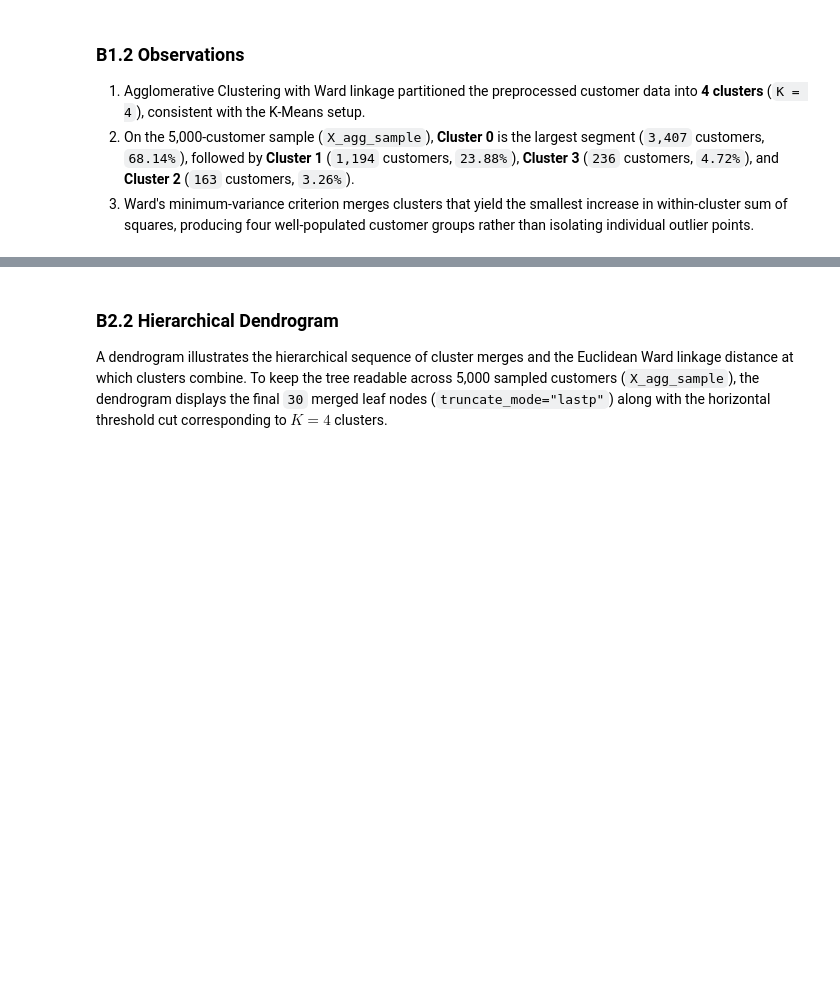
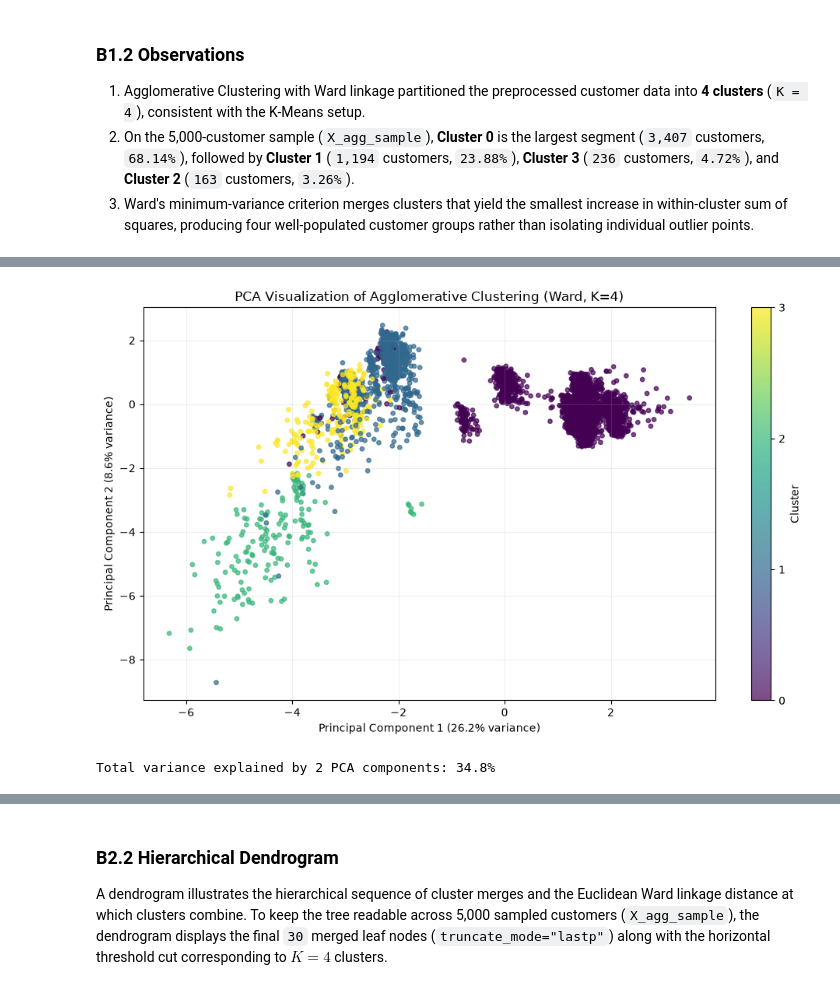
Before and after one commit to MohithKumar128/ML-301, a Jupyter notebook: notebooks/clustering.ipynb, the cells around one changed output, grey strips where cells are left out. Saved outputs shown, nothing was run; the diff lists cells and outputs as text; code cells hidden in the pictures; blank space fills up the shorter version.

Commit message:
Add Agglomerative PCA visualization and observations

```diff
--- a/notebooks/clustering.ipynb
+++ b/notebooks/clustering.ipynb
@@ -762,0 +767,41 @@ Agglomerative Cluster Size Distribution:
+# %%
+# B1.3 PCA Visualization of Agglomerative Clusters
+
+from sklearn.decomposition import PCA
+import matplotlib.pyplot as plt
+import numpy as np
+
+# Reduce the same sampled feature matrix to 2 dimensions
+pca = PCA(n_components=2, random_state=RANDOM_STATE)
+X_agg_pca = pca.fit_transform(X_agg_sample)
+
+# Plot clusters using the actual Agglomerative labels
+plt.figure(figsize=(10, 6))
+
+scatter = plt.scatter(
+    X_agg_pca[:, 0],
+    X_agg_pca[:, 1],
+    c=agg_labels,
+    cmap="viridis",
+    s=15,
+    alpha=0.7
+)
+
+plt.title("PCA Visualization of Agglomerative Clustering (Ward, K=4)")
+plt.xlabel(f"Principal Component 1 ({pca.explained_variance_ratio_[0]:.1%} variance)")
+plt.ylabel(f"Principal Component 2 ({pca.explained_variance_ratio_[1]:.1%} variance)")
+
+cbar = plt.colorbar(scatter, ticks=np.unique(agg_labels))
+cbar.set_label("Cluster")
+
+plt.grid(alpha=0.2)
+plt.tight_layout()
+plt.show()
+
+print(
+    f"Total variance explained by 2 PCA components: "
+    f"{pca.explained_variance_ratio_.sum():.1%}"
+)
+# %% [output]
+[figure, added]
+Total variance explained by 2 PCA components: 34.8%
```
Also changed, not shown: parts of 2 cells of this notebook.
